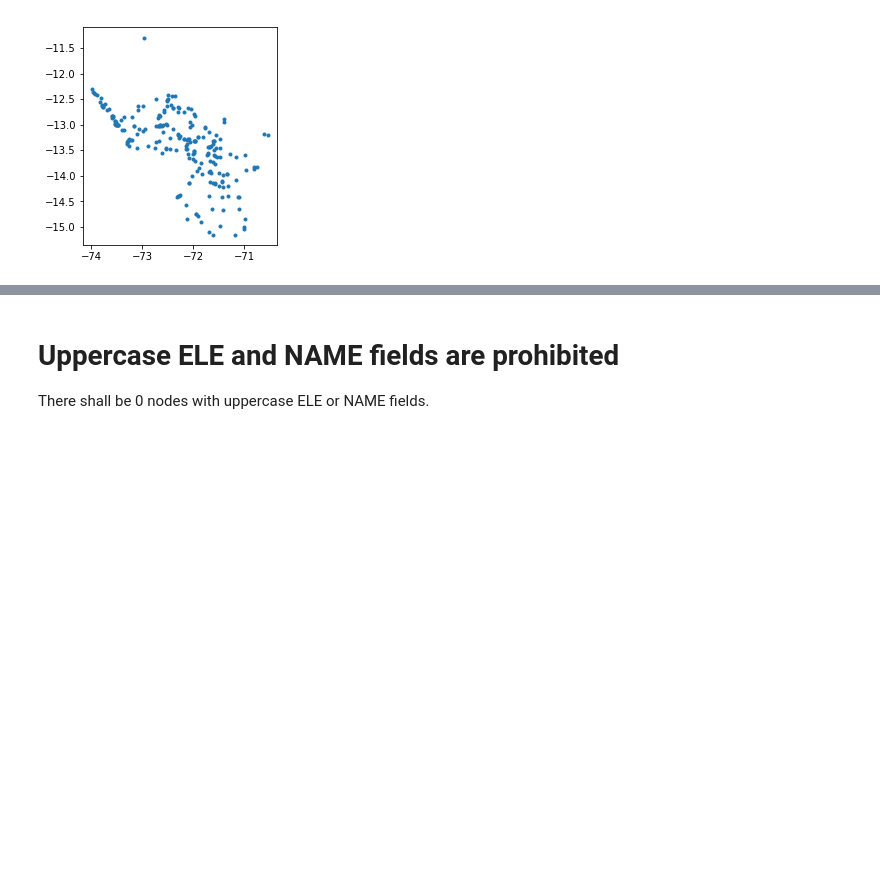
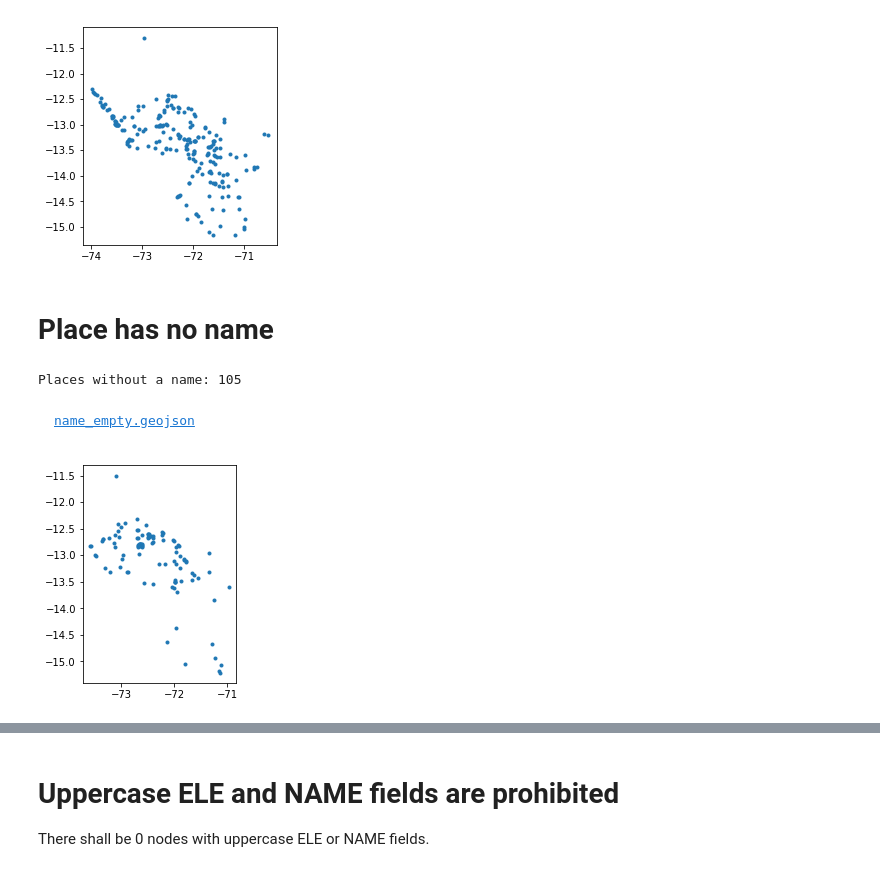
Before and after one commit to jarmokivekas/hotosm-activation-gis-data, a Jupyter notebook: 2019-12-covid-19/8301/TM-8301-report.ipynb, the cells around one changed output, grey strips where cells are left out. Cells and saved outputs as stored; diff of their text form; code cells hidden in the pictures; blank space fills up the shorter version.

```diff
--- a/2019-12-covid-19/8301/TM-8301-report.ipynb
+++ b/2019-12-covid-19/8301/TM-8301-report.ipynb
@@ -219,3 +219,13 @@ Points with a name: 1612
 points with a duplicate name: 221
 duplicate_names.geojson
 [figure]
+# %% [markdown]
+# Place has no name
+# %%
+name_empty = points[points.name.isnull()]
+print("Places without a name:", len(name_empty))
+dump_points(name_empty, 'name_empty.geojson')
+# %% [output]
+Places without a name: 105
+name_empty.geojson
+[figure, added]
```
Also changed, not shown: parts of 2 cells of this notebook, 4 other files.
